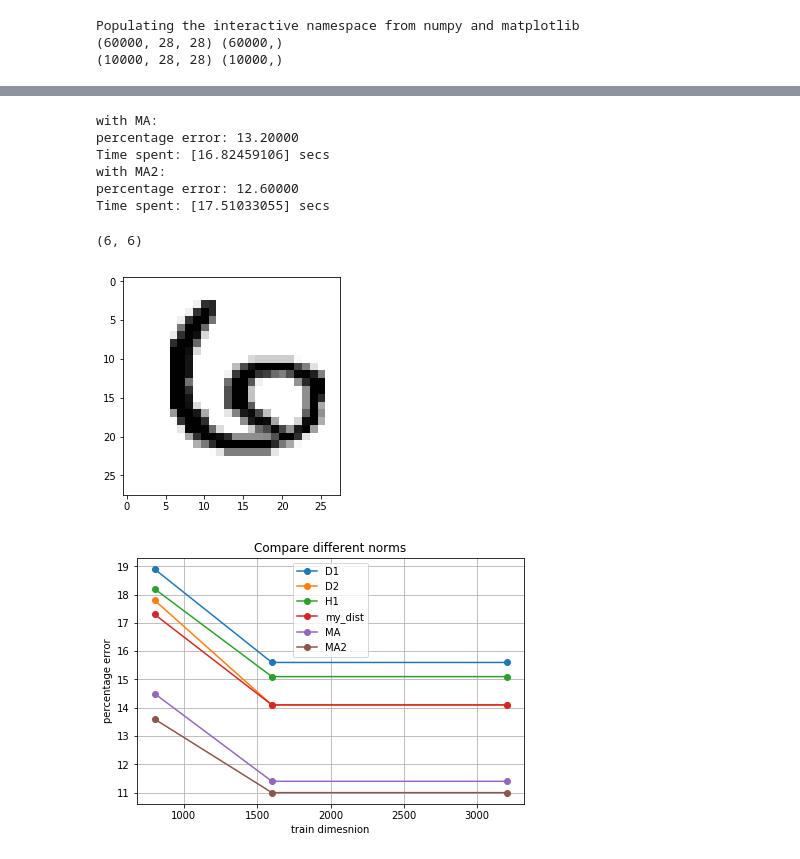
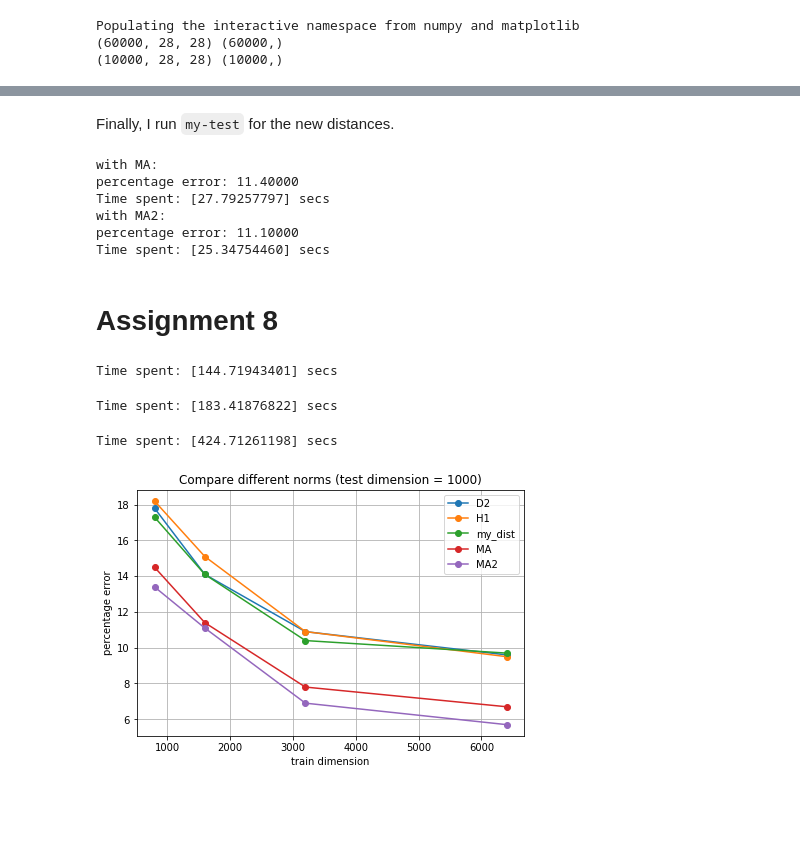
Before and after one commit to cpacilio/P1.4_seed, a Jupyter notebook: final_project/final_project_3.ipynb, the cells around one changed output, grey strips where cells are left out. Saved outputs shown, nothing was run; the diff lists cells and outputs as text; code cells hidden in the pictures; blank space fills up the shorter version.

```diff
--- a/final_project/final_project_3.ipynb
+++ b/final_project/final_project_3.ipynb
@@ -421,5 +519,7 @@ pprint(errors4)
  [13.5, 13.0, 9.75, 10.25],
  [12.875, 11.875, 8.875, 9.0],
  [9.375, 8.6875, 7.8125, 7.25]]
+# %% [markdown]
+Finally, I run `my-test` for the new distances.
 # %%
 ## create objects to test new distances
@@ -433,31 +534,22 @@ xi_test=[append([z_test[i].reshape(28*28),grad_psi2[i][0].reshape(28*28)],grad_p
 # %%
 with Timer():
-    print('with MA: '), my_test(xi_test[:test_range],y_test[:test_range],_Dma,xi_train[:test_range])
+    print('with MA: '), my_test(xi_test[:test_range],y_test[:test_range],_Dma,xi_train[:S])
 with Timer():
-    print('with MA2: '), my_test(xi_test[:test_range],y_test[:test_range],_Dma2,xi_train[:test_range])
+    print('with MA2: '), my_test(xi_test[:test_range],y_test[:test_range],_Dma2,xi_train[:S])
 # %% [output]
 with MA:
-percentage error: 13.20000
-Time spent: [16.82459106] secs
+percentage error: 11.40000
+Time spent: [27.79257797] secs
 with MA2:
-percentage error: 12.60000
-Time spent: [17.51033055] secs
+percentage error: 11.10000
+Time spent: [25.34754460] secs
-# %%
-## Example
-## scooped!
-p = 54
-_=imshow(xi_test[p][:28*28].reshape(28,28),cmap='gray_r')
-classify(xi_test[p],_Dma,xi_train[:1000]), y_test[p]
-
-## OK, Morge Ampere is really powerful :)
-# %% [output]
-(6, 6)
-[figure, removed]
+# %% [markdown]
+# Assignment 8
 # %%
 ## Assignment 8
-from sklearn.neighbors import * ## to define a ball tree
-sizes = [800,1600,3200]
+
+sizes = [800,1600,3200,6400]
 distances = [_D1,_D2,_Dh1,my_dist,_Dma,_Dma2]
-test = [v_test,v_test,xd_test,v2_test,xi_test,xi_test]
-train = [v_train,v_train,xd_train,v2_train,xi_train,xi_train]
+test = [v_test,v_test,xd_test,w_test,xi_test,xi_test]
+train = [v_train,v_train,xd_train,w_train,xi_train,xi_train]
 tsize = 10**3
@@ -479,12 +574,33 @@ with Timer():
+# %%
+with Timer():
+    append(0) # append D1
+    append(1) # append D2
+# %% [output]
+Time spent: [144.71943401] secs
+# %%
+with Timer():
+    append(2) # append DH1
+    append(3) # append my_dist
+# %% [output]
+Time spent: [183.41876822] secs
+# %%
+with Timer():
+    append(4) # append MA
+    append(5) # append MA2
+# %% [output]
+Time spent: [424.71261198] secs
 # %%
-for k in range(len(distances)):
-    plt.plot(sizes, errors[k],'-o',label=names[distances[k]])
-plt.legend(loc=9)
-plt.tight_layout()
-plt.xlabel('train dimesnion')
-plt.ylabel('percentage error')
-plt.title('Compare different norms')
-plt.grid()
-plt.show()
+def plot(D):
+    for i in D:
+        plt.plot(sizes, errors[i],'-o',label=names[distances[i]])
+    plt.legend(loc=1)
+    plt.tight_layout()
+    plt.xlabel('train dimension')
+    plt.ylabel('percentage error')
+    plt.title('Compare different norms (test dimension = 1000)')
+    plt.grid()
+    plt.show()
-# %% [output]
-[figure, removed]
+# %%
+plot(range(1,6))
+# %% [output]
+[figure, added]
```
Also changed, not shown: parts of 66 cells of this notebook, 1 other file.
